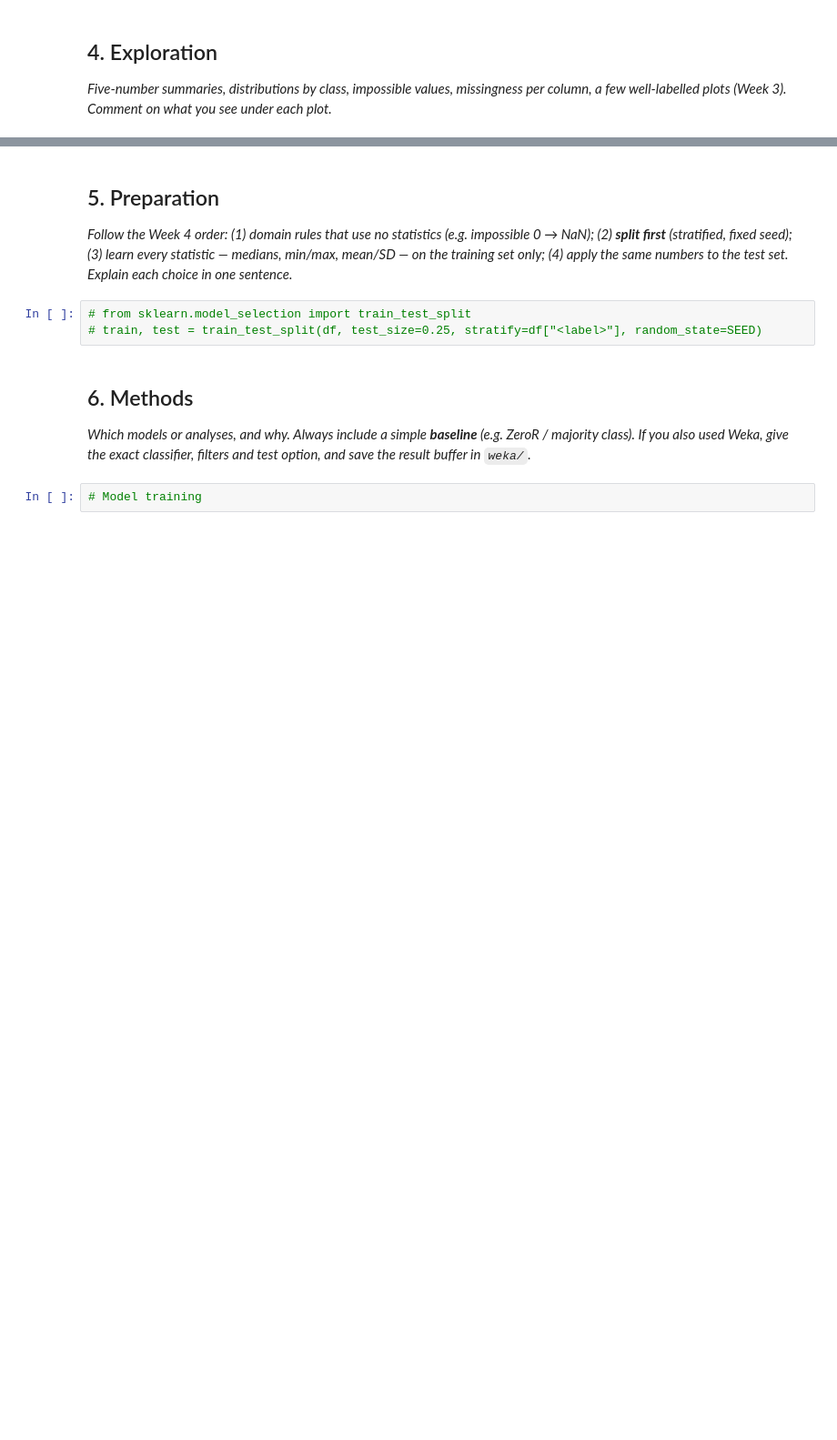
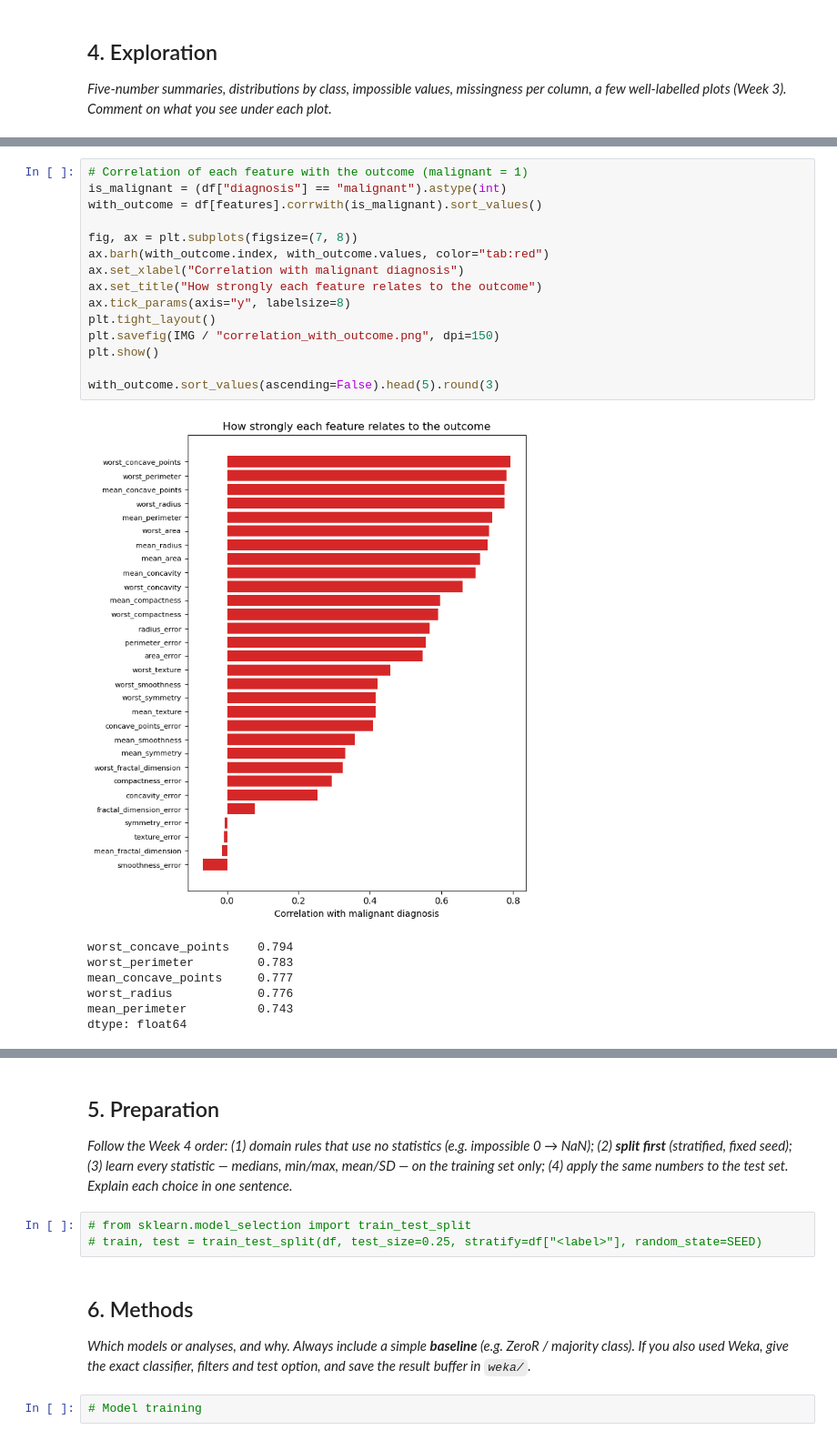
Before and after one commit to TalhaTufanN/se309-breast-cancer-diagnosis, a Jupyter notebook: notebooks/project.ipynb, the cells around one changed output, grey strips where cells are left out. Shown at 91% size. Saved outputs shown, nothing was run; the diff lists cells and outputs as text; blank space fills up the shorter version.

```diff
--- a/notebooks/project.ipynb
+++ b/notebooks/project.ipynb
@@ -73,0 +266,23 @@ df.head()
+# %%
+# Correlation of each feature with the outcome (malignant = 1)
+is_malignant = (df["diagnosis"] == "malignant").astype(int)
+with_outcome = df[features].corrwith(is_malignant).sort_values()
+
+fig, ax = plt.subplots(figsize=(7, 8))
+ax.barh(with_outcome.index, with_outcome.values, color="tab:red")
+ax.set_xlabel("Correlation with malignant diagnosis")
+ax.set_title("How strongly each feature relates to the outcome")
+ax.tick_params(axis="y", labelsize=8)
+plt.tight_layout()
+plt.savefig(IMG / "correlation_with_outcome.png", dpi=150)
+plt.show()
+
+with_outcome.sort_values(ascending=False).head(5).round(3)
+# %% [output]
+[figure, added]
+worst_concave_points    0.794
+worst_perimeter         0.783
+mean_concave_points     0.777
+worst_radius            0.776
+mean_perimeter          0.743
+dtype: float64
```
Also changed, not shown: parts of 26 cells of this notebook, 5 other files.
